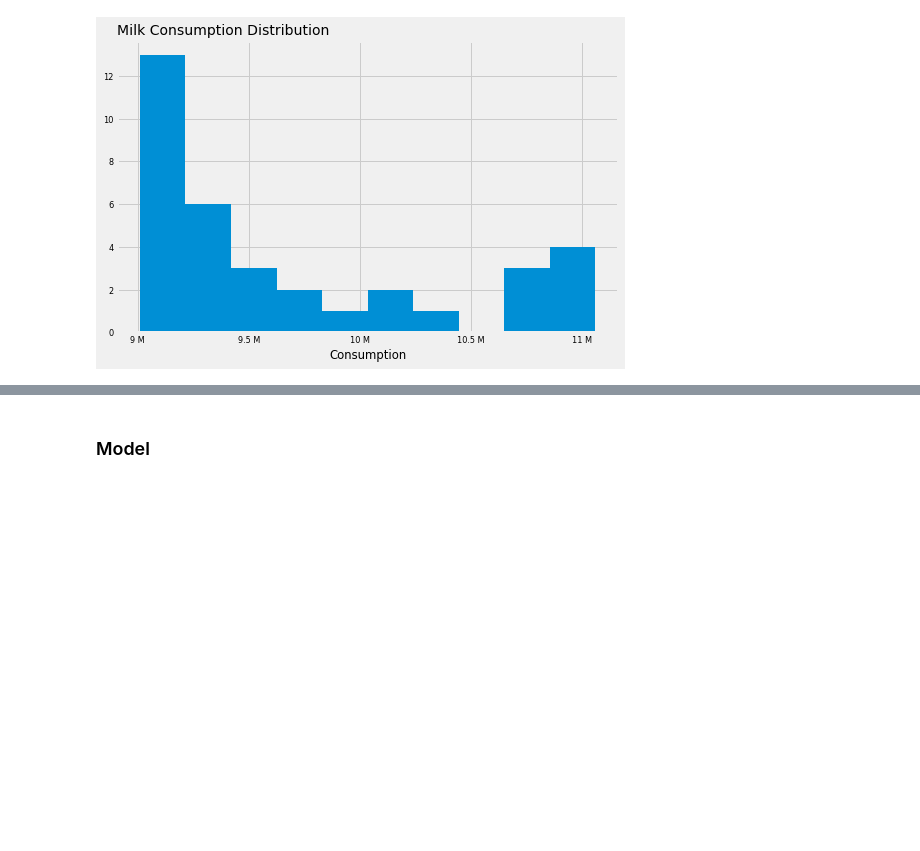
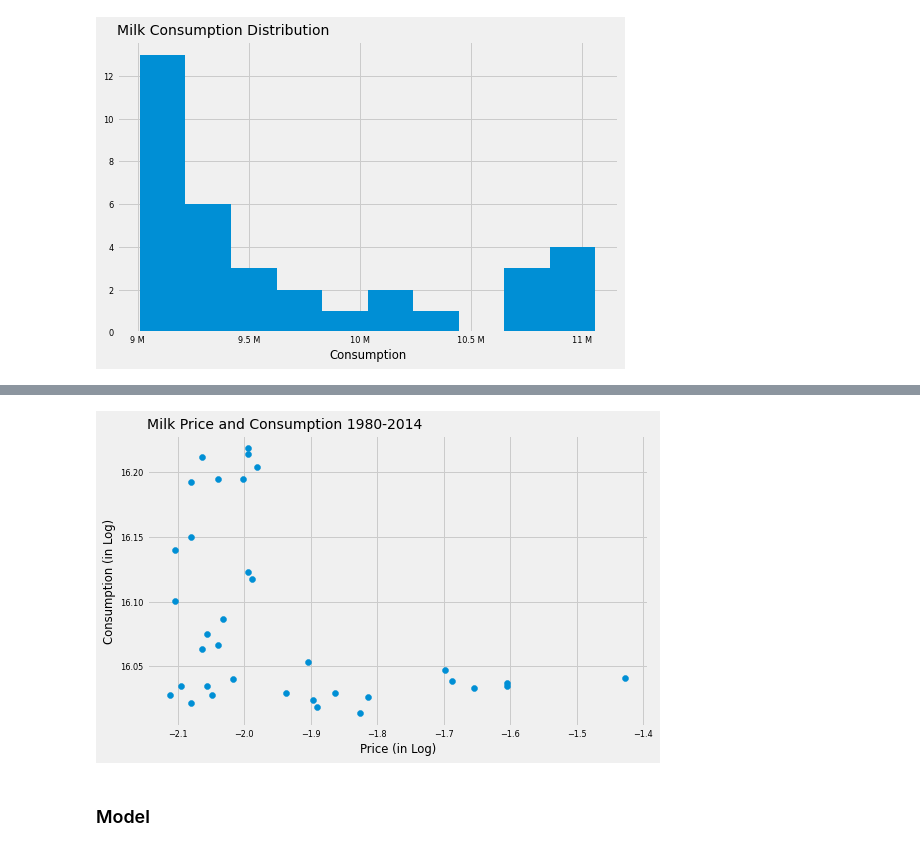
Before and after one commit to bagasbgy/tidytuesday, a Jupyter notebook: 2019-01-29/notebooks/main.ipynb, the cells around one changed output, grey strips where cells are left out. Cells and saved outputs as stored; diff of their text form; code cells hidden in the pictures; blank space fills up the shorter version.

```diff
--- a/2019-01-29/notebooks/main.ipynb
+++ b/2019-01-29/notebooks/main.ipynb
@@ -125,3 +149,18 @@ plt.show()
+# %%
+data_viz['avg_price_milk_ln'] = data_viz['avg_price_milk'].map(lambda x: np.log(x))
+
+
+fig, ax = plt.subplots(1, 1)
+
+ax.scatter(data_viz['avg_price_milk_ln'], data_viz['avg_milk_cow_number_ln'])
+ax.set_xlabel('Price (in Log)')
+ax.set_ylabel('Consumption (in Log)')
+ax.set_title(f'Milk Price and Consumption {year_min}-{year_max}', loc='left')
+
+
+plt.show()
+# %% [output]
+[figure, added]
 # %% [markdown]
 ### Model
 # %% [markdown]
```
Also changed, not shown: parts of 25 cells of this notebook, 1 other file.
